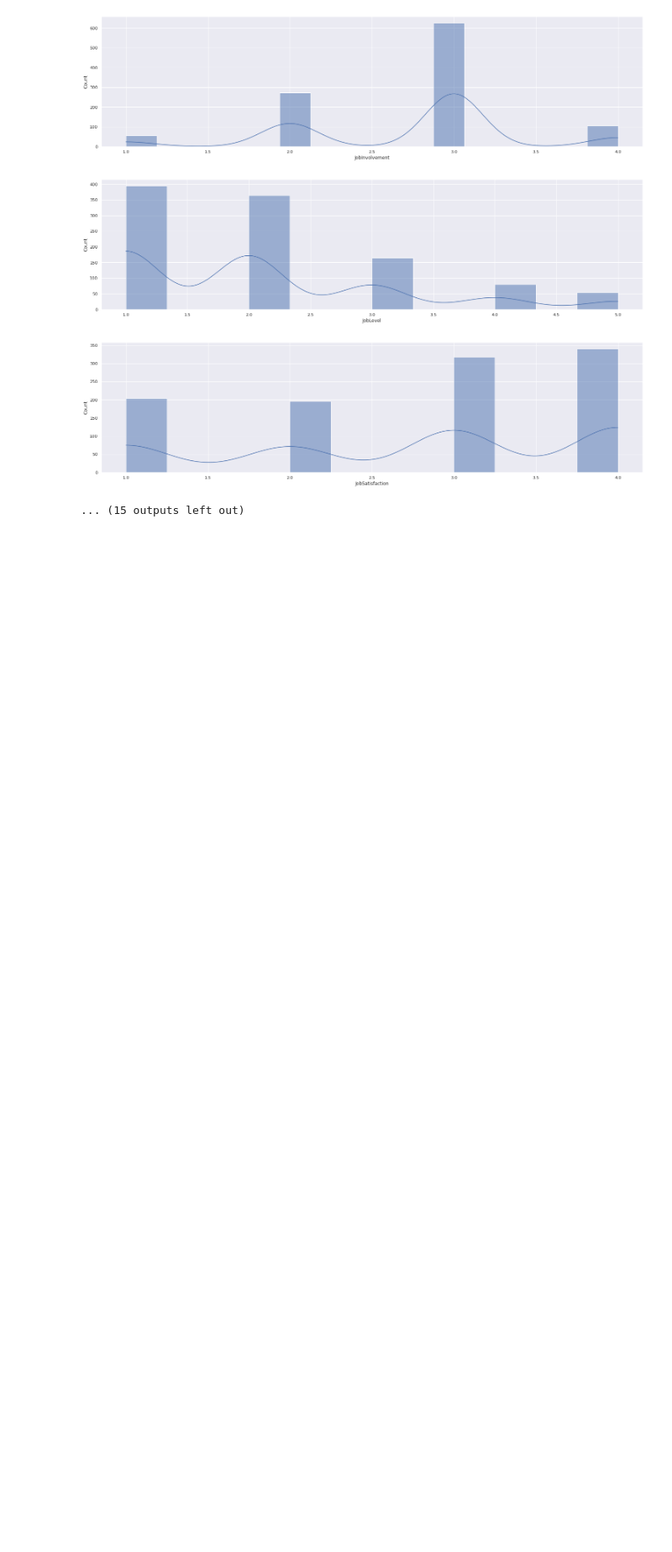
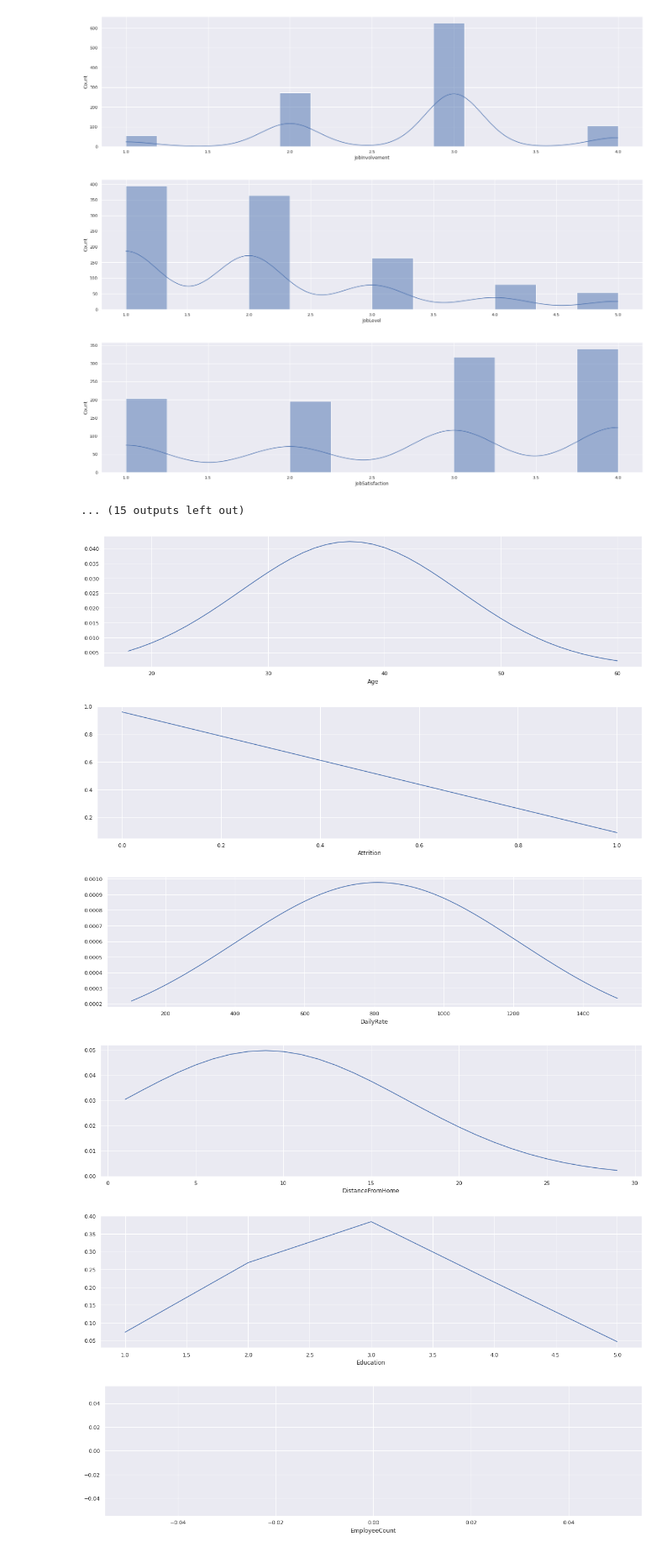
Before and after one commit to duaneywadey/A-collection-of-Jupyter-notebooks-and-CSV-files, a Jupyter notebook: AttritionModelVisualizationipynb.ipynb, the cells around one changed output. Shown at 84% size. Drawn from its saved outputs; the diff is of its cells as text; code cells hidden in the pictures; blank space fills up the shorter version.

```diff
--- a/AttritionModelVisualizationipynb.ipynb
+++ b/AttritionModelVisualizationipynb.ipynb
@@ -54,3 +57,29 @@ for n in numList:
 [figure]
 [figure]
 ... (15 outputs left out)
+# %%
+# Checking if values are normally distributed
+
+import numpy as np
+import scipy.stats as stats
+import matplotlib.pyplot as plt
+
+numList = df.select_dtypes(include=['int64']).columns.tolist()
+
+for n in numList:
+  plt.figure(figsize=(20,5))
+  test = df[n].to_numpy()
+  h = test
+  h.sort()
+  hmean = np.mean(h)
+  hstd = np.std(h)
+  pdf = stats.norm.pdf(h, hmean, hstd)
+  plt.xlabel(n)
+  plt.plot(h, pdf) # including h here is crucial
+# %% [output]
+[figure, added]
+[figure, added]
+[figure, added]
+[figure, added]
+[figure, added]
+[figure, added]
```
Also changed, not shown: parts of 2 cells of this notebook.
